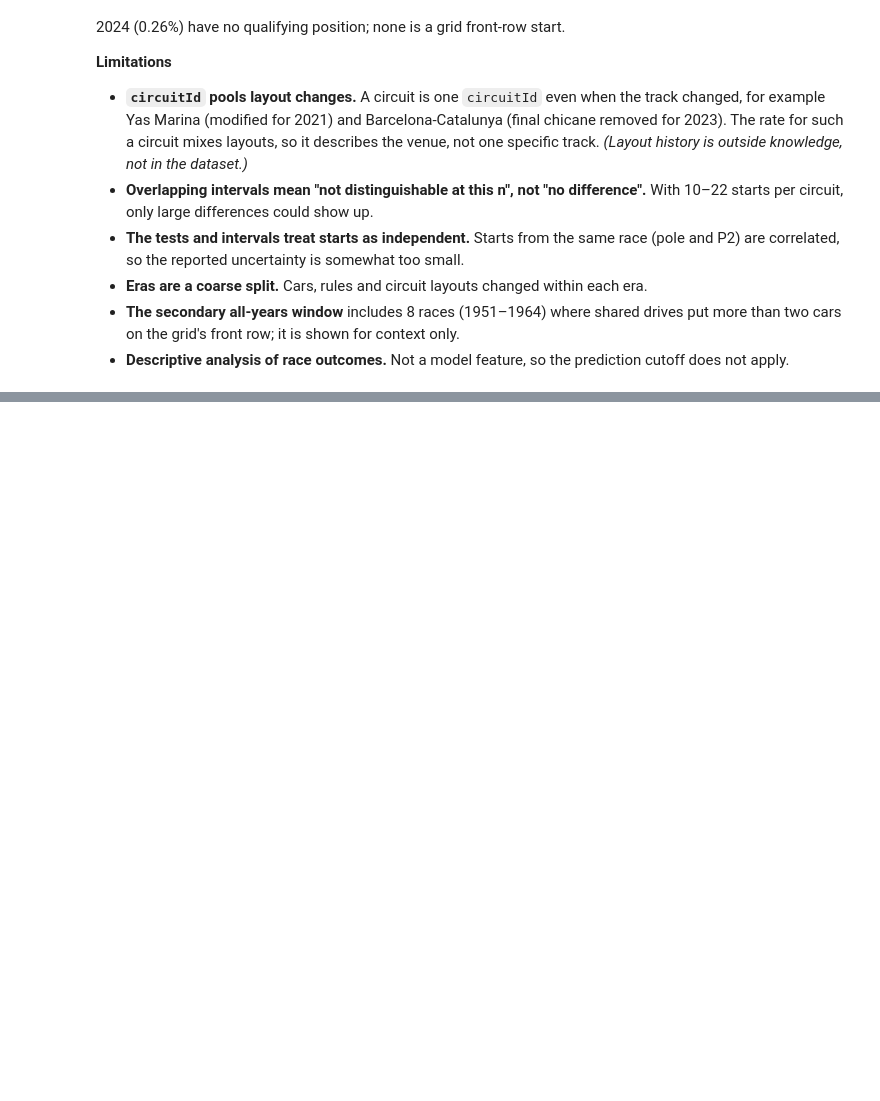
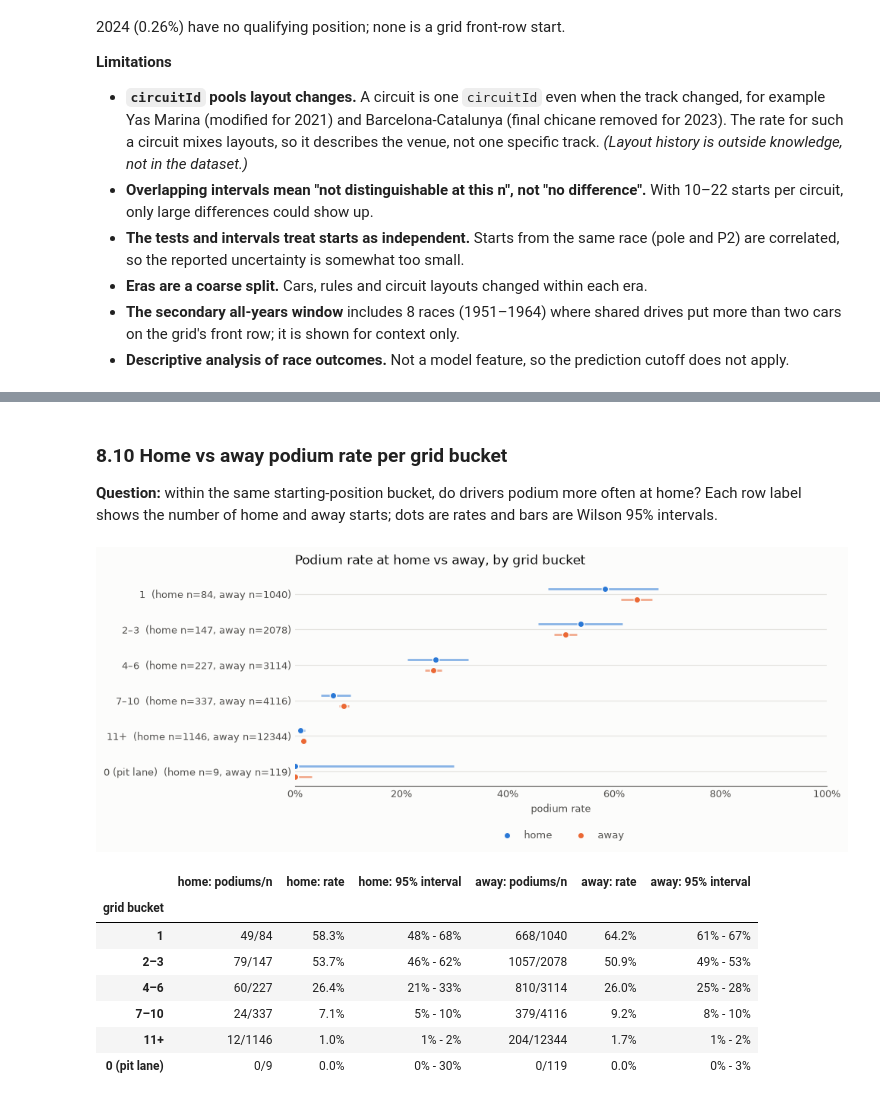
Before and after one commit to YShimy/f1-podium, a Jupyter notebook: notebooks/milestone1.ipynb, the cells around one changed output, grey strips where cells are left out. Drawn from its saved outputs; the diff is of its cells as text; code cells hidden in the pictures; blank space fills up the shorter version.

```diff
--- a/notebooks/milestone1.ipynb
+++ b/notebooks/milestone1.ipynb
@@ -2167,0 +2193,10 @@ have no qualifying position; none is a grid front-row start.
+# %%
+nat_map = de.load_nationality_map()
+map_check = de.check_nationality_map(nat_map, tables["drivers"], tables["circuits"])
+assert map_check["unmapped_nationalities"] == [], map_check
+assert map_check["unknown_countries"] == [], map_check
+
+home_df = de.build_home_table(results_clean, races, tables["circuits"], tables["drivers"], nat_map)
+assert len(home_df) == len(results_clean), "a join changed the row count"
+assert not home_df.duplicated(["raceId", "driverId"]).any()
+print(f"rows: results_clean {len(results_clean)} -> home table {len(home_df)}")
@@ -2167,0 +2262,43 @@ have no qualifying position; none is a grid front-row start.
+# %% [markdown]
+### 8.10 Home vs away podium rate per grid bucket
+
+**Question:** within the same starting-position bucket, do drivers podium more often at home? Each row label shows the
+number of home and away starts; dots are rates and bars are Wilson 95% intervals.
+# %%
+rates = de.bucket_rates(home_df)
+assert rates["n"].sum() == home_df["grid_bucket"].notna().sum()
+
+wide = rates.pivot(index="grid_bucket", columns="side", values=["n", "podiums", "rate", "ci_low", "ci_high"])
+order = [b for b in de.grid_bucket_labels()[1:] + de.grid_bucket_labels()[:1] if b in wide.index]
+labels = {b: f"{b}  (home n={int(wide.loc[b, ('n', 'home')])}, away n={int(wide.loc[b, ('n', 'away')])})"
+          for b in order}
+series = {}
+for side in ("home", "away"):
+    frame = rates[rates["side"] == side].set_index("grid_bucket")[["rate", "ci_low", "ci_high"]]
+    series[side] = frame.rename(index=labels)
+
+fig, ax = plots.new_figure(height=4.2)
+plots.rate_dot_plot(ax, [labels[b] for b in order], series, max_label=60)
+plots.style_axes(ax, "Podium rate at home vs away, by grid bucket", xlabel="podium rate")
+fig.tight_layout()
+plt.show()
+
+table = pd.DataFrame({
+    "home: podiums/n": [f"{int(wide.loc[b, ('podiums', 'home')])}/{int(wide.loc[b, ('n', 'home')])}" for b in order],
+    "home: rate": [wide.loc[b, ("rate", "home")] for b in order],
+    "home: 95% interval": [f"{wide.loc[b, ('ci_low', 'home')]:.0%} - {wide.loc[b, ('ci_high', 'home')]:.0%}" for b in order],
+    "away: podiums/n": [f"{int(wide.loc[b, ('podiums', 'away')])}/{int(wide.loc[b, ('n', 'away')])}" for b in order],
+    "away: rate": [wide.loc[b, ("rate", "away")] for b in order],
+    "away: 95% interval": [f"{wide.loc[b, ('ci_low', 'away')]:.0%} - {wide.loc[b, ('ci_high', 'away')]:.0%}" for b in order],
+}, index=pd.Index(order, name="grid bucket"))
+display(table.style.format({"home: rate": "{:.1%}", "away: rate": "{:.1%}"}))
+# %% [output]
+[figure, added]
+|  | home: podiums/n | home: rate | home: 95% interval | away: podiums/n | away: rate | away: 95% interval |
+| grid bucket |  |  |  |  |  |  |
+| 1 | 49/84 | 58.3% | 48% - 68% | 668/1040 | 64.2% | 61% - 67% |
+| 2–3 | 79/147 | 53.7% | 46% - 62% | 1057/2078 | 50.9% | 49% - 53% |
+| 4–6 | 60/227 | 26.4% | 21% - 33% | 810/3114 | 26.0% | 25% - 28% |
+| 7–10 | 24/337 | 7.1% | 5% - 10% | 379/4116 | 9.2% | 8% - 10% |
+| 11+ | 12/1146 | 1.0% | 1% - 2% | 204/12344 | 1.7% | 1% - 2% |
+| 0 (pit lane) | 0/9 | 0.0% | 0% - 30% | 0/119 | 0.0% | 0% - 3% |
```
Also changed, not shown: parts of 12 cells of this notebook, 2 other files.
